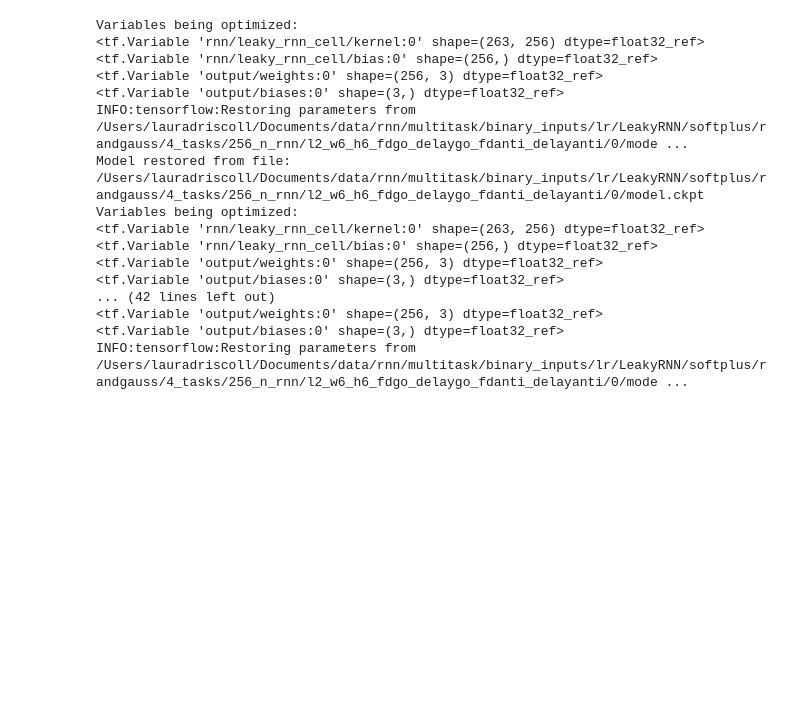
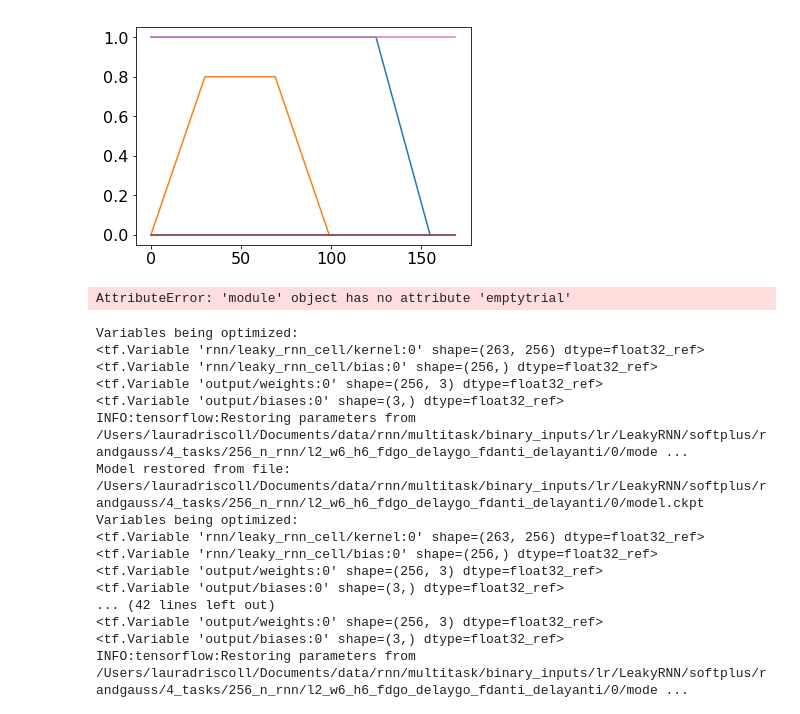
Before and after one commit to lauradriscoll/sophie-nets, a Jupyter notebook: binary_inputs/notebooks/sophie_tutorial_notebook.ipynb, the cells around one changed output. Cells and saved outputs as stored; diff of their text form; code cells hidden in the pictures; blank space fills up the shorter version.

```diff
--- a/binary_inputs/notebooks/sophie_tutorial_notebook.ipynb
+++ b/binary_inputs/notebooks/sophie_tutorial_notebook.ipynb
@@ -210,3 +233,23 @@ for ti in range(10):
+# %%
+window = 30
+# %%
+from scipy import ndimage as ndi
+smooth_x = ndi.uniform_filter1d(trial.x,size = window,axis = 0,mode = 'nearest')
+# %%
+
+plt.plot(smooth_x[:,0,:])
+plt.show()
+# %% [output]
+[figure, added]
+# %%
+smooth_x = np.emptytrial.x
+
+window = 5
+for trial_i in trial.x.shape[0]:
+    for input_i in trial.x.shape[2]:
+        smooth_x[trial_i,:,input_i] = np.convolve(trial.x[trial_i,:,input_i], np.ones(window)/window, mode='valid')
+# %% [output]
+AttributeError: 'module' object has no attribute 'emptytrial'
 # %%
 # FUNCTION TO EXTRACT CONNECTION WEIGHTS
 
```
Also changed, not shown: parts of 12 cells of this notebook, 3 other files.
